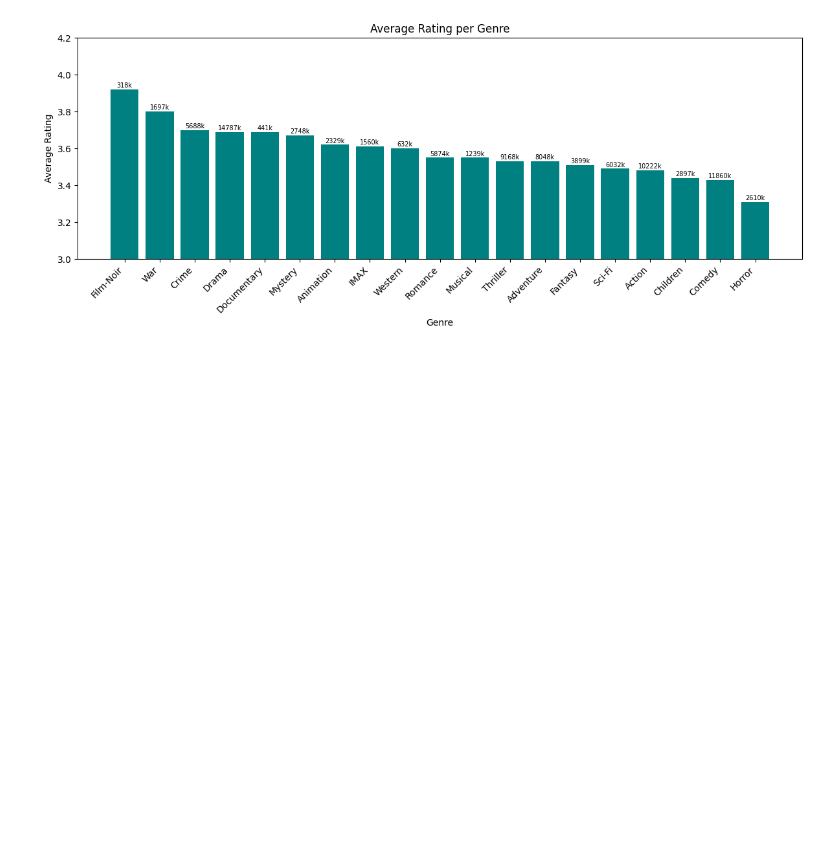
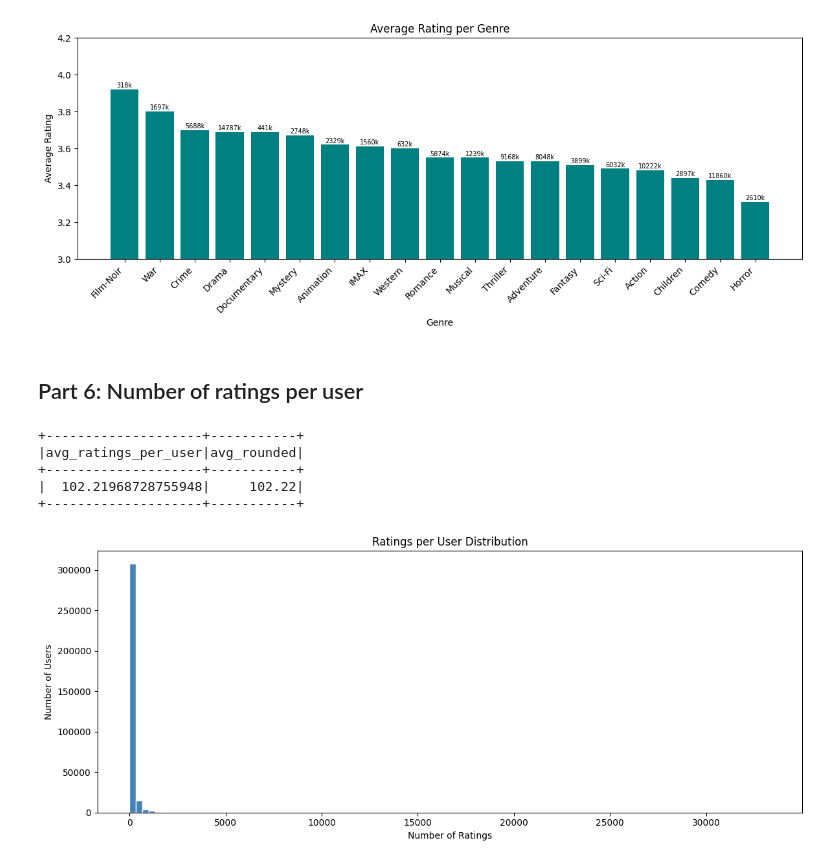
Before and after one commit to alexpanayi474/DSC511-MovieLens-Project, a Jupyter notebook: DSC_511_MovieLens.ipynb, the cells around one changed output. Saved outputs shown, nothing was run; the diff lists cells and outputs as text; code cells hidden in the pictures; blank space fills up the shorter version.

```diff
--- a/DSC_511_MovieLens.ipynb
+++ b/DSC_511_MovieLens.ipynb
@@ -518,3 +540,37 @@ plt.show()
 +-----------+
 [figure]
 [figure]
+# %% [markdown]
+## Part 6: Number of ratings per user
+# %%
+# Ratings per User
+from pyspark.sql.functions import count, avg, round
+
+# Count how many ratings each user has given
+ratings_per_user = movies_ratings_merged.groupBy("userId") \
+                                        .agg(count("rating").alias("num_ratings")) \
+                                        .orderBy("num_ratings", ascending=False)
+
+# Summary statistics
+ratings_per_user.select(
+    avg("num_ratings").alias("avg_ratings_per_user"),
+    round(avg("num_ratings"), 2).alias("avg_rounded")
+).show()
+
+# Distribution — how many users gave X ratings
+ratings_per_user_pd = ratings_per_user.toPandas()
+
+plt.figure(figsize=(12, 5))
+plt.hist(ratings_per_user_pd["num_ratings"], bins=100, color="steelblue", edgecolor="white")
+plt.title("Ratings per User Distribution")
+plt.xlabel("Number of Ratings")
+plt.ylabel("Number of Users")
+plt.tight_layout()
+plt.show()
+# %% [output]
++--------------------+-----------+
+|avg_ratings_per_user|avg_rounded|
++--------------------+-----------+
+|  102.21968728755948|     102.22|
++--------------------+-----------+
+[figure, added]
```
Also changed, not shown: parts of 8 cells of this notebook.
